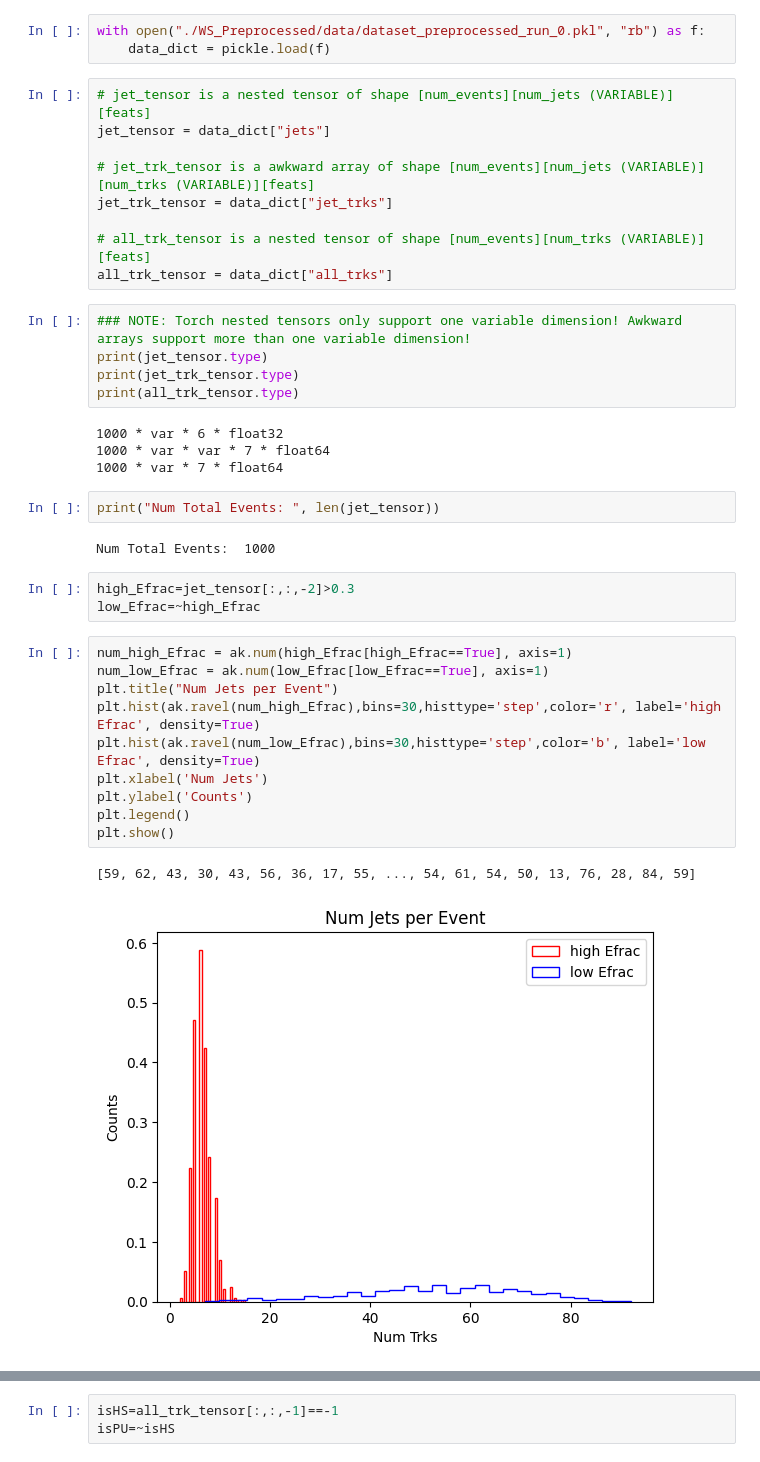
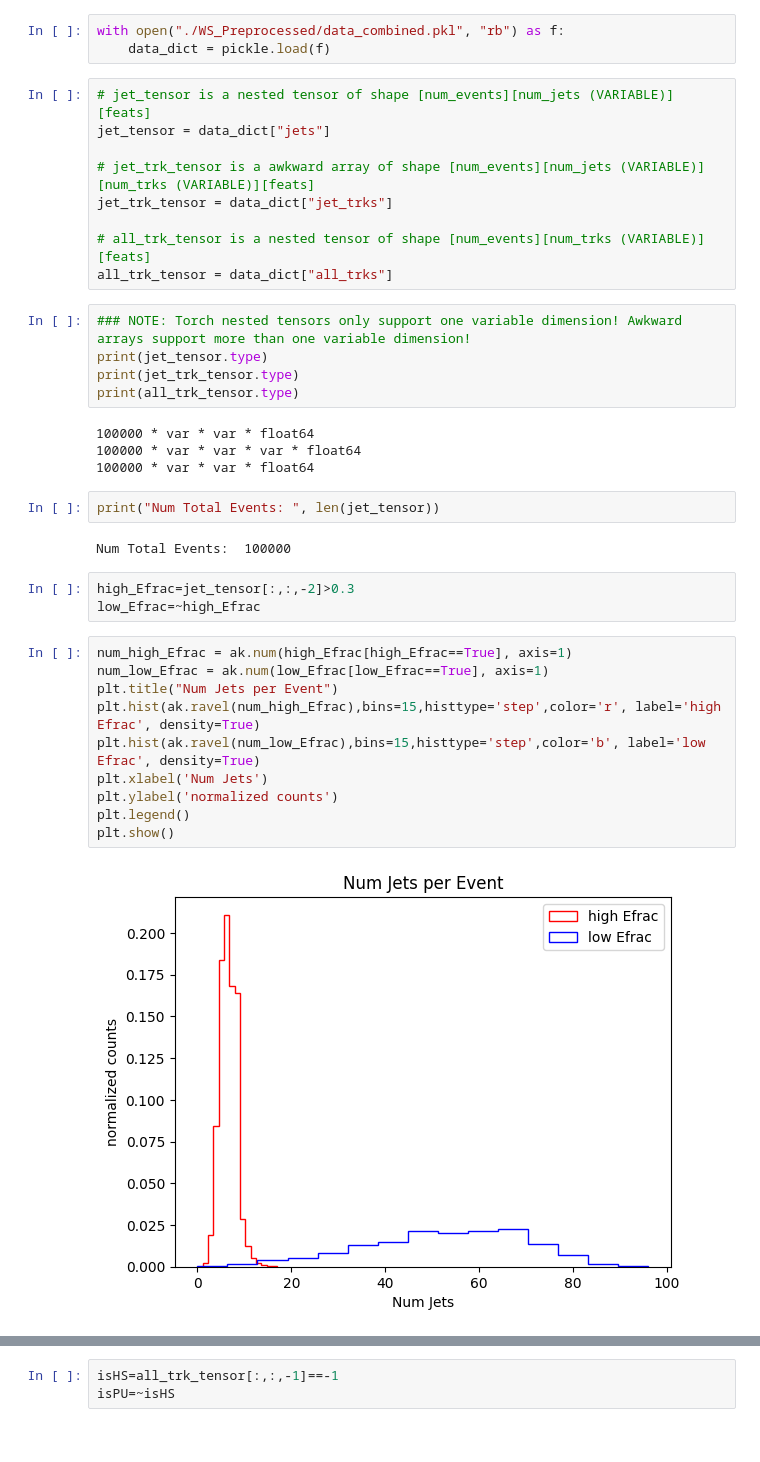
Before and after one commit to LukeV37/Dataset_Production, a Jupyter notebook: preprocessing/Indexing_Tutorial.ipynb, the cells around one changed output, grey strips where cells are left out. Saved outputs shown, nothing was run; the diff lists cells and outputs as text.

Commit message:
histograms w/ 100k semileptonic ttbar mu=60

```diff
--- a/preprocessing/Indexing_Tutorial.ipynb
+++ b/preprocessing/Indexing_Tutorial.ipynb
@@ -4,7 +4,7 @@ import awkward as ak
 import numpy as np
 import matplotlib.pyplot as plt
 # %%
-with open("./WS_Preprocessed/data/dataset_preprocessed_run_0.pkl", "rb") as f:
+with open("./WS_Preprocessed/data_combined.pkl", "rb") as f:
     data_dict = pickle.load(f)
 # %%
 # jet_tensor is a nested tensor of shape [num_events][num_jets (VARIABLE)][feats]
@@ -21,29 +21,28 @@ print(jet_tensor.type)
 print(jet_trk_tensor.type)
 print(all_trk_tensor.type)
 # %% [output]
-1000 * var * 6 * float32
-1000 * var * var * 7 * float64
-1000 * var * 7 * float64
+100000 * var * var * float64
+100000 * var * var * var * float64
+100000 * var * var * float64
 # %%
 print("Num Total Events: ", len(jet_tensor))
 # %% [output]
-Num Total Events:  1000
+Num Total Events:  100000
 # %%
 high_Efrac=jet_tensor[:,:,-2]>0.3
 low_Efrac=~high_Efrac
 # %%
 num_high_Efrac = ak.num(high_Efrac[high_Efrac==True], axis=1)
 num_low_Efrac = ak.num(low_Efrac[low_Efrac==True], axis=1)
 plt.title("Num Jets per Event")
-plt.hist(ak.ravel(num_high_Efrac),bins=30,histtype='step',color='r', label='high Efrac', density=True)
-plt.hist(ak.ravel(num_low_Efrac),bins=30,histtype='step',color='b', label='low Efrac', density=True)
+plt.hist(ak.ravel(num_high_Efrac),bins=15,histtype='step',color='r', label='high Efrac', density=True)
+plt.hist(ak.ravel(num_low_Efrac),bins=15,histtype='step',color='b', label='low Efrac', density=True)
 plt.xlabel('Num Jets')
-plt.ylabel('Counts')
+plt.ylabel('normalized counts')
 plt.legend()
 plt.show()
 # %% [output]
-[59, 62, 43, 30, 43, 56, 36, 17, 55, ..., 54, 61, 54, 50, 13, 76, 28, 84, 59]
-[figure, old version]
+[figure, new version]
 # %%
 num_trks_jet = ak.num(jet_trk_tensor, axis=2)
 plt.title("Num Trks per Jet")
```
Also changed, not shown: parts of 21 cells of this notebook.
